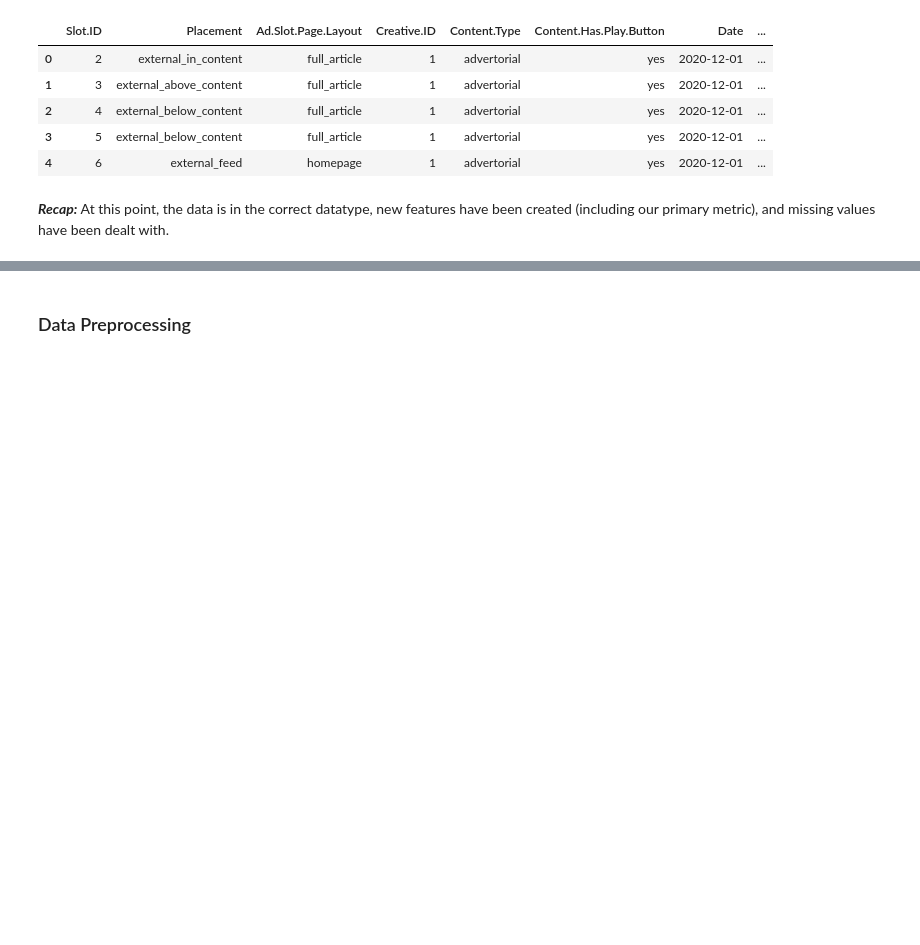
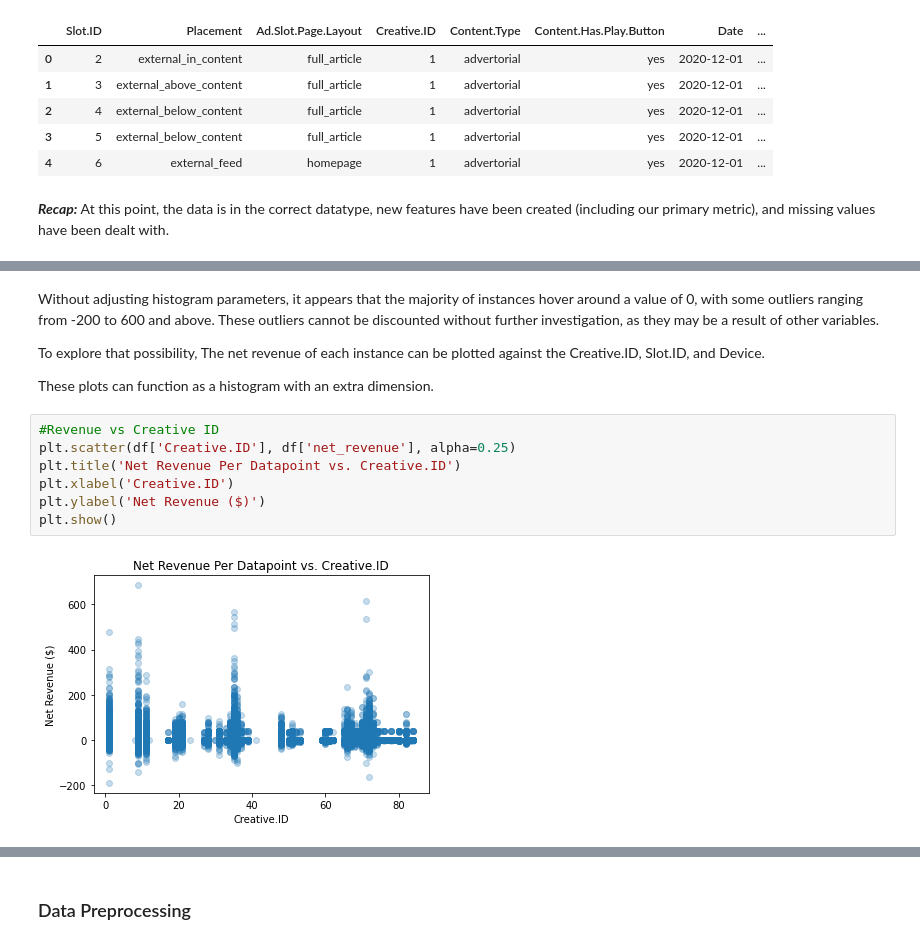
Before and after one commit to carlosjgarza89/ld_tech, a Jupyter notebook: master_notebook.ipynb, the cells around one changed output, grey strips where cells are left out. Saved outputs shown, nothing was run; the diff lists cells and outputs as text; blank space fills up the shorter version.

```diff
--- a/master_notebook.ipynb
+++ b/master_notebook.ipynb
@@ -137,0 +161,15 @@ df.head()
+# %% [markdown]
+Without adjusting histogram parameters, it appears that the majority of instances hover around a value of 0, with some outliers ranging from -200 to 600 and above. These outliers cannot be discounted without further investigation, as they may be a result of other variables.
+
+To explore that possibility, The net revenue of each instance can be plotted against the Creative.ID, Slot.ID, and Device.
+
+These plots can function as a histogram with an extra dimension.
+# %%
+#Revenue vs Creative ID
+plt.scatter(df['Creative.ID'], df['net_revenue'], alpha=0.25)
+plt.title('Net Revenue Per Datapoint vs. Creative.ID')
+plt.xlabel('Creative.ID')
+plt.ylabel('Net Revenue ($)')
+plt.show()
+# %% [output]
+[figure, added]
```
Also changed, not shown: parts of 37 cells of this notebook, 2 other files.
